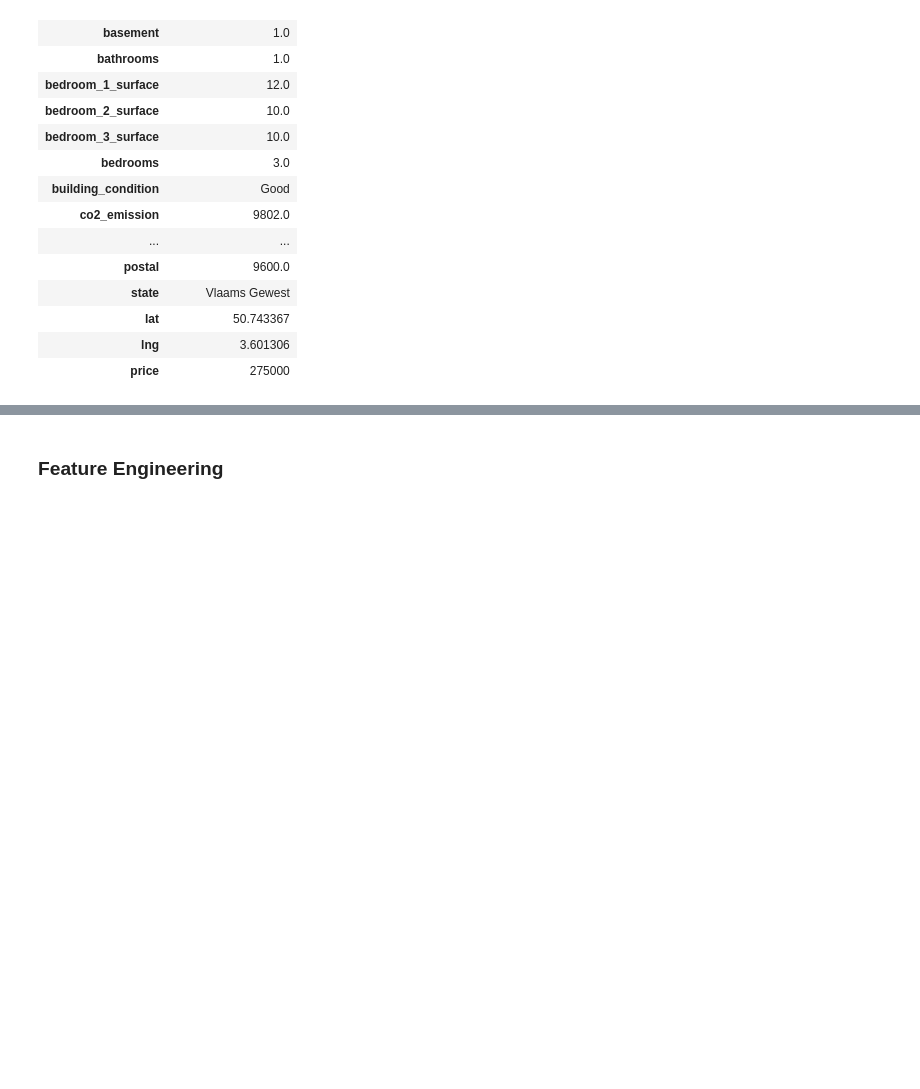
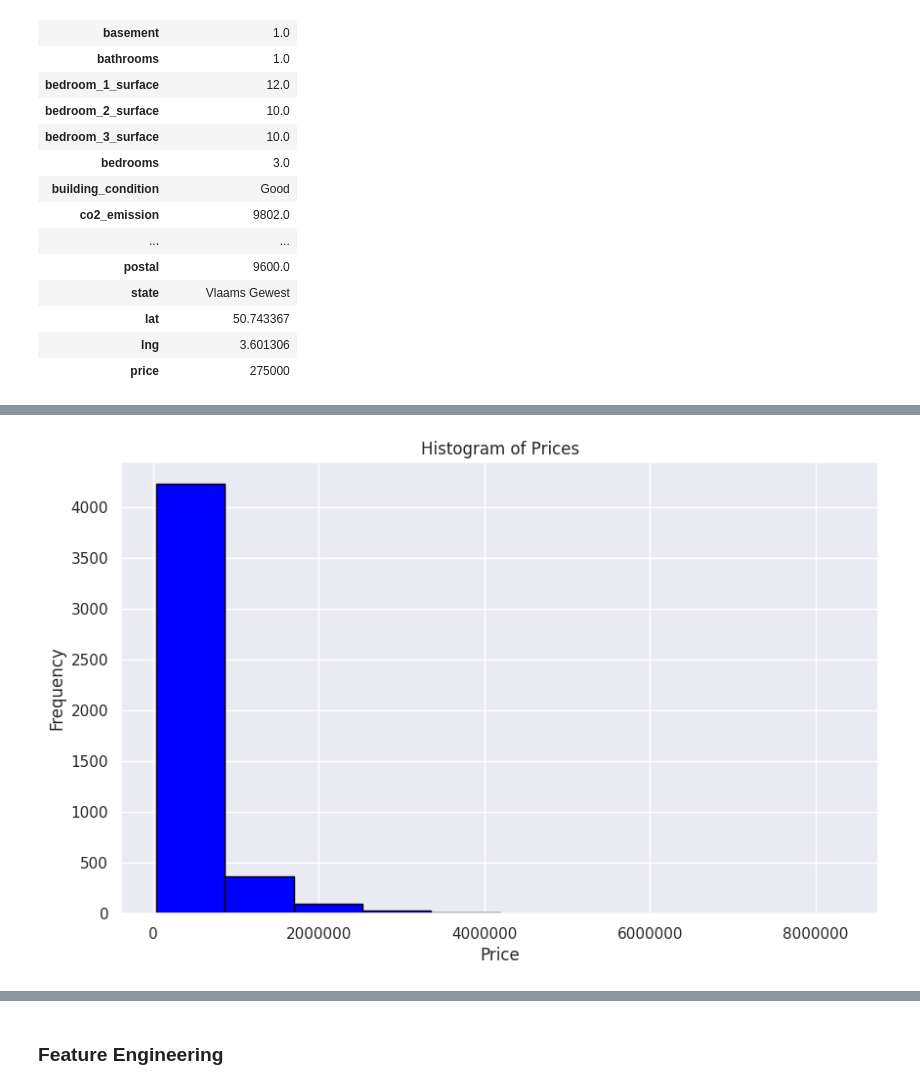
Before and after one commit to wa-le/BE-Properties-Regression, a Jupyter notebook: be_properties.ipynb, the cells around one changed output, grey strips where cells are left out. Cells and saved outputs as stored; diff of their text form; code cells hidden in the pictures; blank space fills up the shorter version.

```diff
--- a/be_properties.ipynb
+++ b/be_properties.ipynb
@@ -236,0 +277,19 @@ housing_df.head(1).T
+# %%
+
+the_prices = housing_df["price"]
+
+# Plot the hist
+plt.figure(figsize=(10, 6))
+plt.hist(the_prices, bins=10, color='blue', edgecolor='black')
+
+# Add labels and title
+plt.xlabel('Price')
+plt.ylabel('Frequency')
+plt.title('Histogram of Prices')
+
+# Set x-axis tick label format to non-scientific
+plt.ticklabel_format(style='plain', axis='x')
+
+plt.show()
+# %% [output]
+[figure, added]
```
Also changed, not shown: parts of 38 cells of this notebook.
